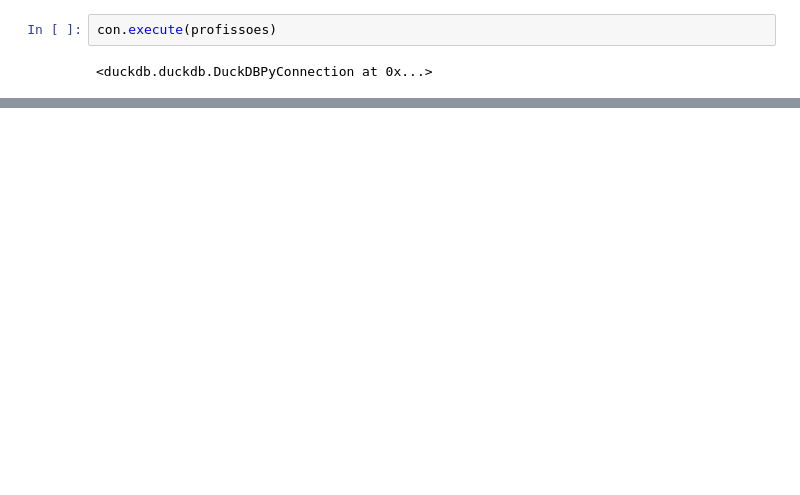
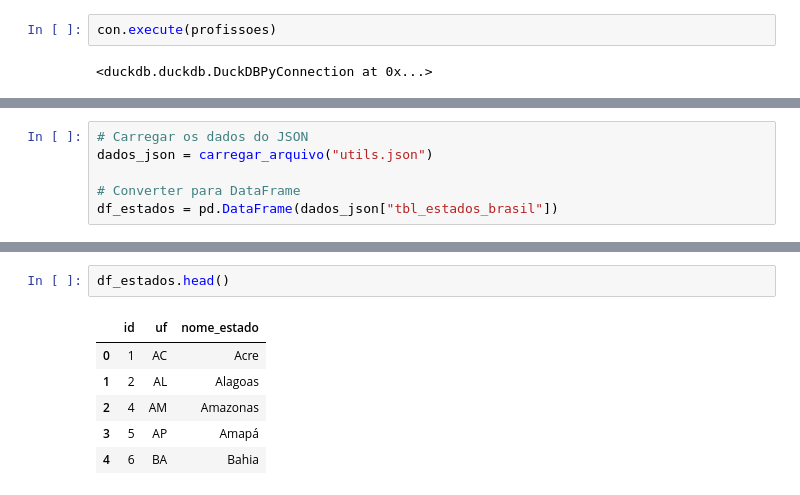
Before and after one commit to gfill99/distribuicao-de-profissoes, a Jupyter notebook: ingestao_de_dados/app/ingestao_de_dados.ipynb, the cells around one changed output, grey strips where cells are left out. Drawn from its saved outputs; the diff is of its cells as text; blank space fills up the shorter version.

```diff
--- a/ingestao_de_dados/app/ingestao_de_dados.ipynb
+++ b/ingestao_de_dados/app/ingestao_de_dados.ipynb
@@ -48,0 +227,6 @@ psicologos
+# %%
+# Carregar os dados do JSON
+dados_json = carregar_arquivo("utils.json")
+
+# Converter para DataFrame
+df_estados = pd.DataFrame(dados_json["tbl_estados_brasil"])
@@ -48,0 +267,9 @@ psicologos
+# %%
+df_estados.head()
+# %% [output]
+|  | id | uf | nome_estado |
+| 0 | 1 | AC | Acre |
+| 1 | 2 | AL | Alagoas |
+| 2 | 4 | AM | Amazonas |
+| 3 | 5 | AP | Amapá |
+| 4 | 6 | BA | Bahia |
```
Also changed, not shown: parts of 35 cells of this notebook, 3 other files.
